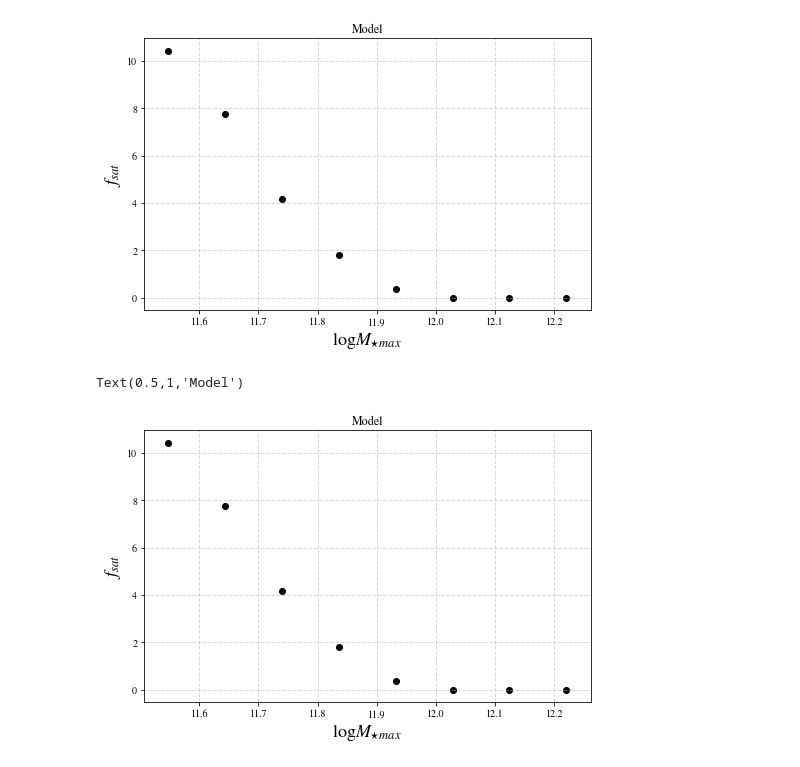
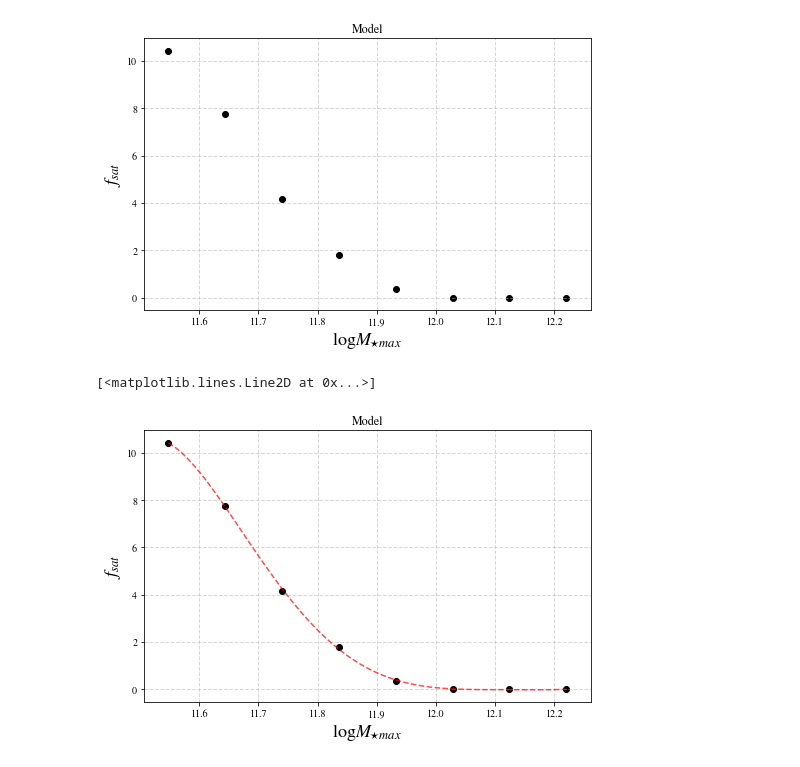
Before and after one commit to gsallabe/thesis_satellite_fraction, a Jupyter notebook: notebooks/Model_data.ipynb, the cells around one changed output. Saved outputs shown, nothing was run; the diff lists cells and outputs as text; code cells hidden in the pictures.

```diff
--- a/notebooks/Model_data.ipynb
+++ b/notebooks/Model_data.ipynb
@@ -84,13 +84,13 @@ x = np.arange(np.min(mass_center) , np.max(mass_center) , 0.01)
 # %%
 fig = plt.figure(figsize = [8,5])
 ax1 = fig.add_subplot(111)
 ax1.grid(linewidth=1, linestyle='--', alpha=0.5)
 
 ax1.scatter(mass_center , frac_sat, color = 'k')
 ax1.set_xlabel(r'$\log M_{\star max}$', fontsize = 18)
 ax1.set_ylabel(r'$f_{sat}$', fontsize = 18)
 ax1.set_title('Model')
-#ax1.plot(x, fit_fn(x), linestyle = '--', color = 'r', alpha = 0.7)
+ax1.plot(x, fit_fn(x), linestyle = '--', color = 'r', alpha = 0.7)
 # %% [output]
-Text(0.5,1,'Model')
+[<matplotlib.lines.Line2D at 0x...>]
-[figure, old version]
+[figure, new version]
```
Also changed, not shown: 4 other files.
